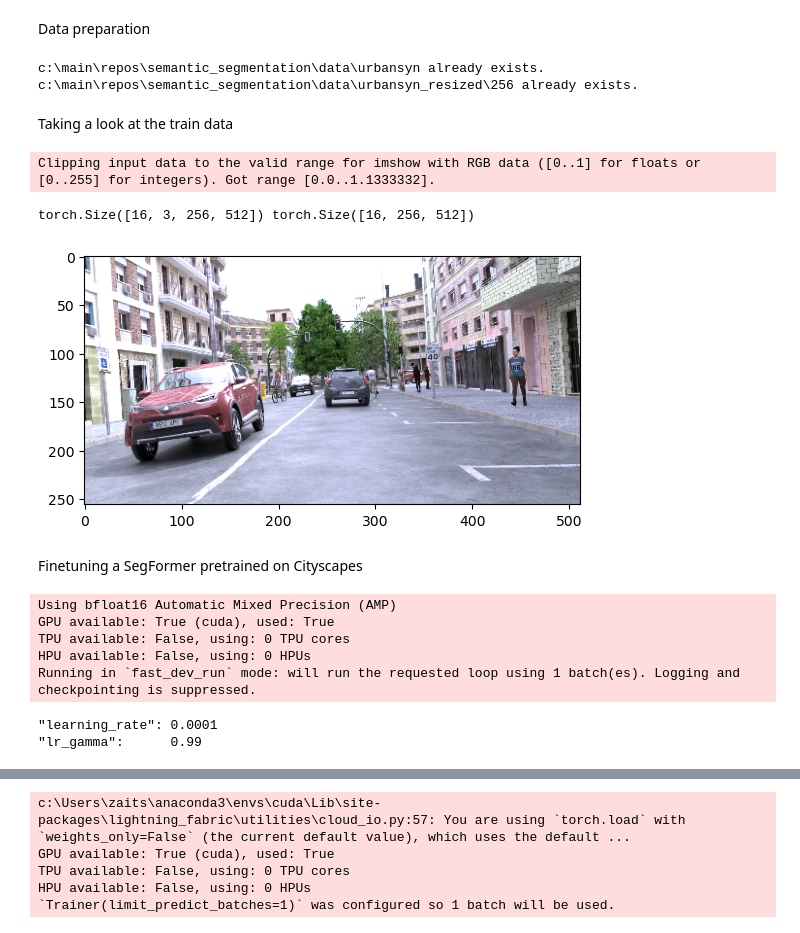
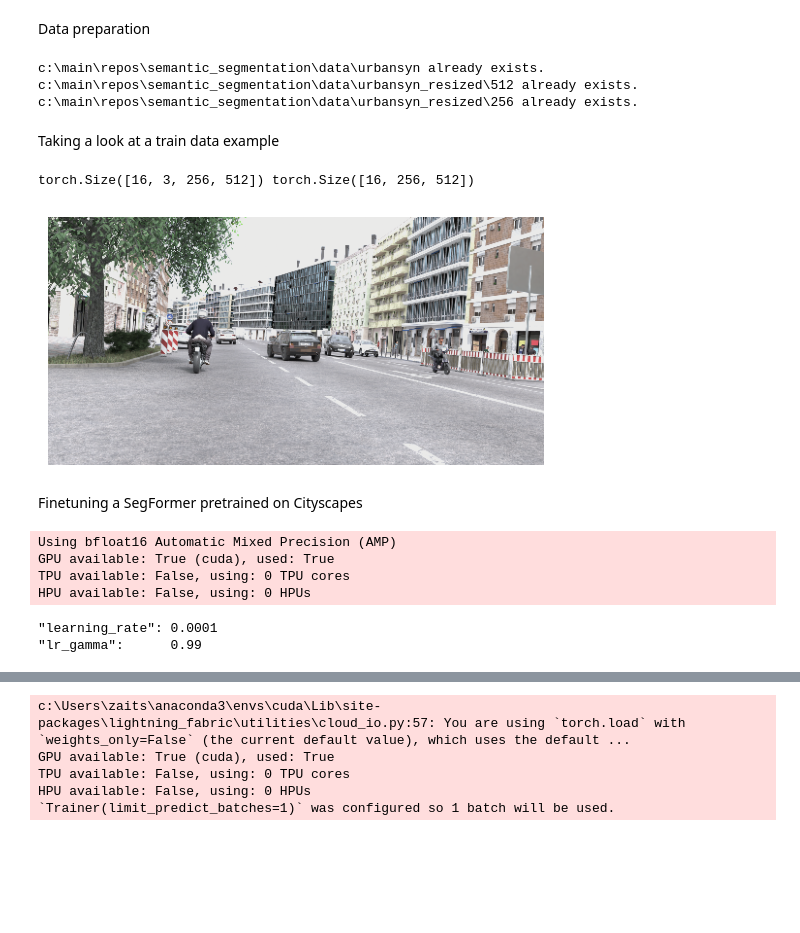
Before and after one commit to zaitsev136/computer-vision, a Jupyter notebook: experiments/urbansyn_segformer/train_segformer.ipynb, the cells around one changed output, grey strips where cells are left out. Drawn from its saved outputs; the diff is of its cells as text; code cells hidden in the pictures; blank space fills up the shorter version.

```diff
--- a/experiments/urbansyn_segformer/train_segformer.ipynb
+++ b/experiments/urbansyn_segformer/train_segformer.ipynb
@@ -35,26 +31,29 @@ Data preparation
 us = urbansyn.UrbanSynDownloader(os.path.join(root_dir, 'data'))
 us.download()
 
-# Downscale the original data by a factor of 4.
+# Downscale the original data by a factor of 2 and 4.
 # This produces images of size 256x512 for fast training.
 # Downscaling may also take a while.
-us.downscale(factor=4)
+for factor in [2, 4]:
+    us.downscale(factor)
 # %% [output]
 c:\main\repos\semantic_segmentation\data\urbansyn already exists.
+c:\main\repos\semantic_segmentation\data\urbansyn_resized\512 already exists.
 c:\main\repos\semantic_segmentation\data\urbansyn_resized\256 already exists.
 # %% [markdown]
-Taking a look at the train data
+Taking a look at a train data example
 # %%
-datamodule = us.get_datamodule()
+datamodule = us.get_datamodule(downscaling=4)
 datamodule.setup('fit')
 for x, y in datamodule.train_dataloader():
     print(x.size(), y.size())
     plt.imshow(rearrange(urbansyn.INV_NORMALIZE(x[0]), 'c h w -> h w c'))
+    plt.axis('off')
+    plt.show()
     break
 # %% [output]
-Clipping input data to the valid range for imshow with RGB data ([0..1] for floats or [0..255] for integers). Got range [0.0..1.1333332].
+torch.Size([16, 3, 256, 512]) torch.Size([16, 256, 512])
-torch.Size([16, 3, 256, 512]) torch.Size([16, 256, 512])
-[figure, old version]
+[figure, new version]
 # %% [markdown]
 Finetuning a SegFormer pretrained on Cityscapes
 # %%
@@ -89,15 +88,15 @@ if OVERRIDE_HP:
 print(lightning_model.hparams)
 
 checkpoint_callback = ModelCheckpoint(
-    dirpath=os.path.join('..', '..', 'lightning_logs', version_name),  # Where to save the checkpoints
+    dirpath=os.path.join('lightning_logs', version_name),  # Where to save the checkpoints
     filename='{epoch}-{val_loss:.4f}',  # Filename format
     monitor='val_loss',  # Metric to monitor
     save_last=True,  # Always save the last checkpoint
 )
 
-logger = TensorBoardLogger('../../', version=version_name)
+logger = TensorBoardLogger('.', version=version_name)
 
-trainer = Trainer(callbacks=[EarlyStopping(monitor="val_loss", mode="min", patience=100),
+trainer = Trainer(callbacks=[EarlyStopping(monitor="val_loss", mode="min", patience=200),
                              LearningRateMonitor(logging_interval='epoch'),
                              checkpoint_callback],
                   fast_dev_run=DEBUG,
@@ -110,7 +109,6 @@ Using bfloat16 Automatic Mixed Precision (AMP)
 GPU available: True (cuda), used: True
 TPU available: False, using: 0 TPU cores
 HPU available: False, using: 0 HPUs
-Running in `fast_dev_run` mode: will run the requested loop using 1 batch(es). Logging and checkpointing is suppressed.
 "learning_rate": 0.0001
 "lr_gamma":      0.99
 # %%
```
Also changed, not shown: parts of 7 cells of this notebook, 2 other files.
